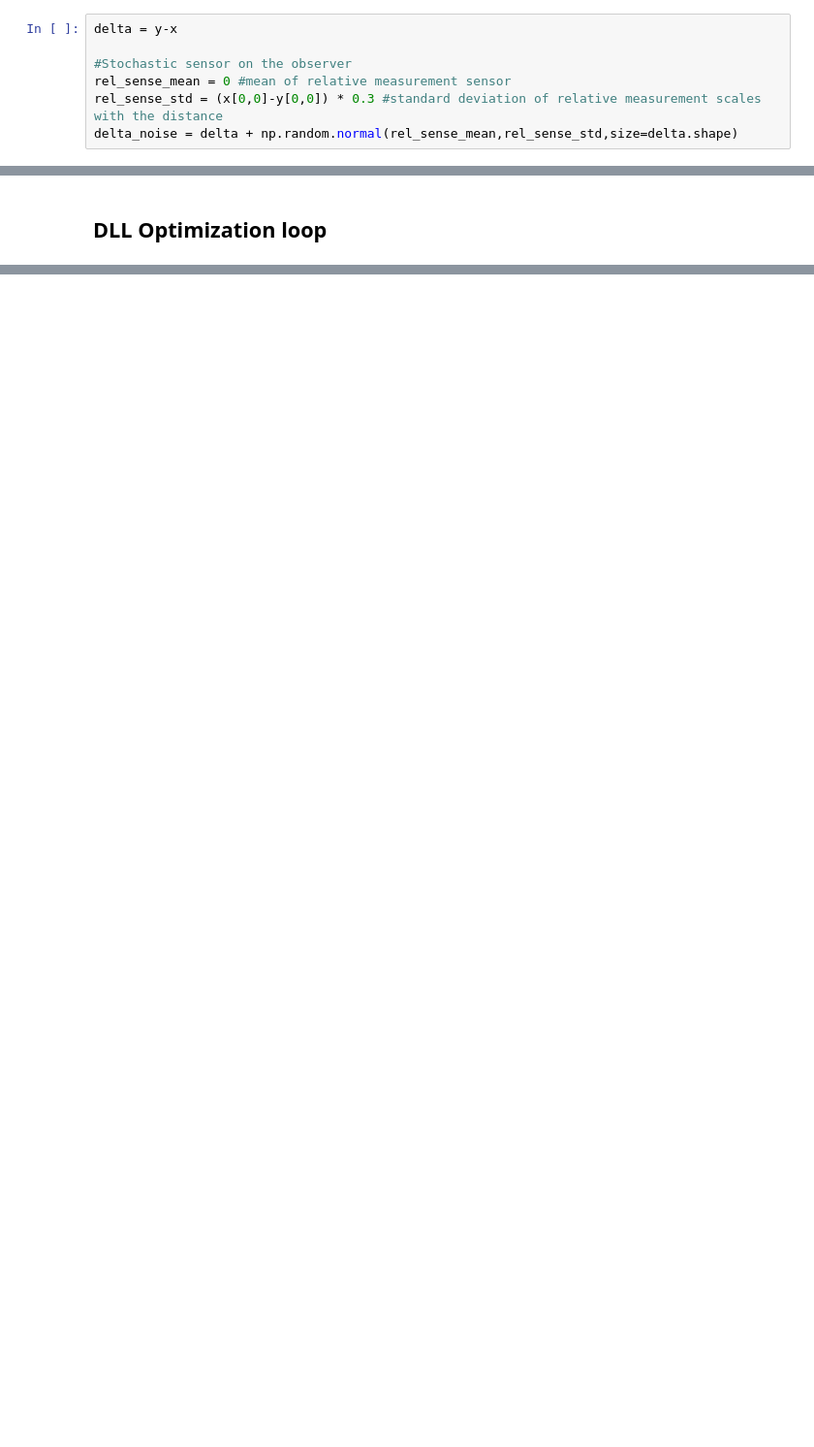
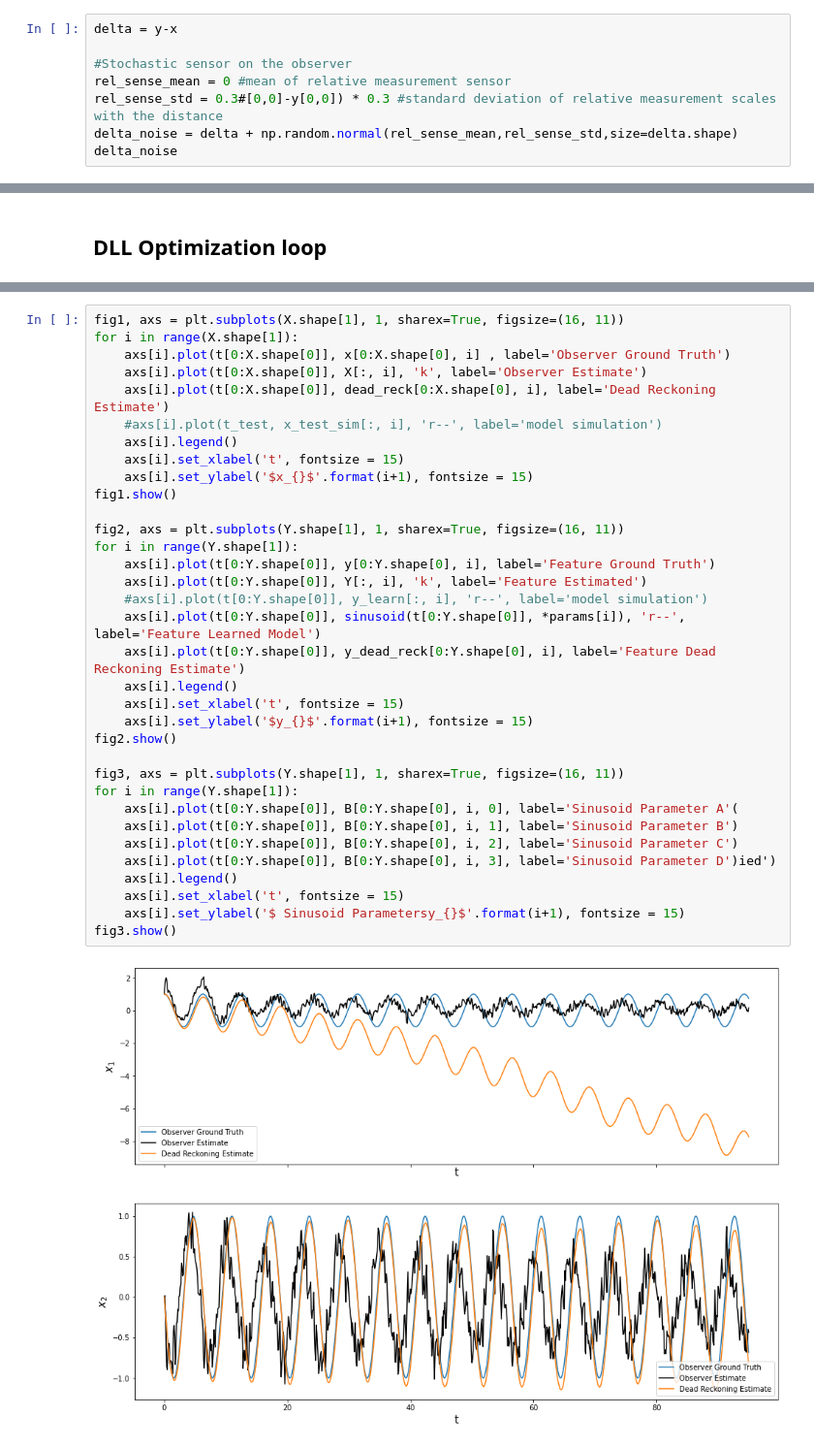
Before and after one commit to song-ranlab/dynamics-learning-localization, a Jupyter notebook: DLL_mass_spring.ipynb, the cells around one changed output, grey strips where cells are left out. Shown at 97% size. Drawn from its saved outputs; the diff is of its cells as text; blank space fills up the shorter version.

Commit message:
Updated DLL simulation

```diff
--- a/DLL_mass_spring.ipynb
+++ b/DLL_mass_spring.ipynb
@@ -125,5 +137,6 @@ delta = y-x
 
 #Stochastic sensor on the observer
 rel_sense_mean = 0 #mean of relative measurement sensor
-rel_sense_std = (x[0,0]-y[0,0]) * 0.3 #standard deviation of relative measurement scales with the distance
+rel_sense_std = 0.3#[0,0]-y[0,0]) * 0.3 #standard deviation of relative measurement scales with the distance
 delta_noise = delta + np.random.normal(rel_sense_mean,rel_sense_std,size=delta.shape)
+delta_noise
@@ -216,0 +276,36 @@ state_opt([1,1])
+# %%
+fig1, axs = plt.subplots(X.shape[1], 1, sharex=True, figsize=(16, 11))
+for i in range(X.shape[1]):
+    axs[i].plot(t[0:X.shape[0]], x[0:X.shape[0], i] , label='Observer Ground Truth')
+    axs[i].plot(t[0:X.shape[0]], X[:, i], 'k', label='Observer Estimate')
+    axs[i].plot(t[0:X.shape[0]], dead_reck[0:X.shape[0], i], label='Dead Reckoning Estimate')
+    #axs[i].plot(t_test, x_test_sim[:, i], 'r--', label='model simulation')
+    axs[i].legend()
+    axs[i].set_xlabel('t', fontsize = 15)
+    axs[i].set_ylabel('$x_{}$'.format(i+1), fontsize = 15)
+fig1.show()
+
+fig2, axs = plt.subplots(Y.shape[1], 1, sharex=True, figsize=(16, 11))
+for i in range(Y.shape[1]):
+    axs[i].plot(t[0:Y.shape[0]], y[0:Y.shape[0], i], label='Feature Ground Truth')
+    axs[i].plot(t[0:Y.shape[0]], Y[:, i], 'k', label='Feature Estimated')
+    #axs[i].plot(t[0:Y.shape[0]], y_learn[:, i], 'r--', label='model simulation')
+    axs[i].plot(t[0:Y.shape[0]], sinusoid(t[0:Y.shape[0]], *params[i]), 'r--', label='Feature Learned Model')
+    axs[i].plot(t[0:Y.shape[0]], y_dead_reck[0:Y.shape[0], i], label='Feature Dead Reckoning Estimate')
+    axs[i].legend()
+    axs[i].set_xlabel('t', fontsize = 15)
+    axs[i].set_ylabel('$y_{}$'.format(i+1), fontsize = 15)
+fig2.show()
+
+fig3, axs = plt.subplots(Y.shape[1], 1, sharex=True, figsize=(16, 11))
+for i in range(Y.shape[1]):
+    axs[i].plot(t[0:Y.shape[0]], B[0:Y.shape[0], i, 0], label='Sinusoid Parameter A'(
+    axs[i].plot(t[0:Y.shape[0]], B[0:Y.shape[0], i, 1], label='Sinusoid Parameter B')
+    axs[i].plot(t[0:Y.shape[0]], B[0:Y.shape[0], i, 2], label='Sinusoid Parameter C')
+    axs[i].plot(t[0:Y.shape[0]], B[0:Y.shape[0], i, 3], label='Sinusoid Parameter D')ied')
+    axs[i].legend()
+    axs[i].set_xlabel('t', fontsize = 15)
+    axs[i].set_ylabel('$ Sinusoid Parametersy_{}$'.format(i+1), fontsize = 15)
+fig3.show()
+# %% [output]
+[figure, added]
```
Also changed, not shown: parts of 17 cells of this notebook.
